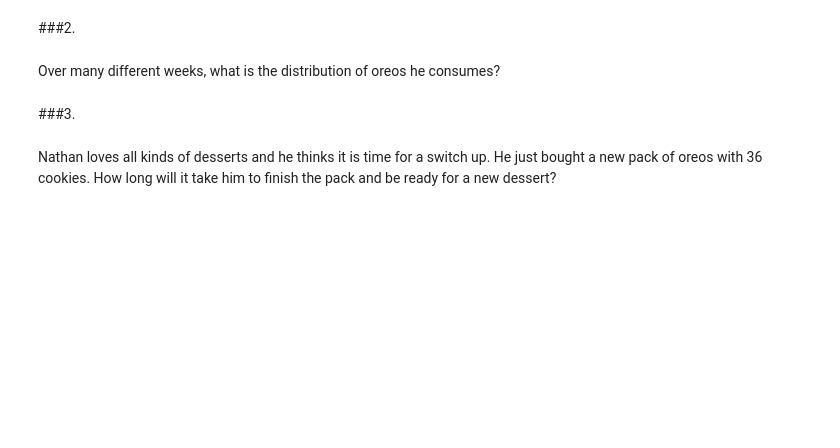
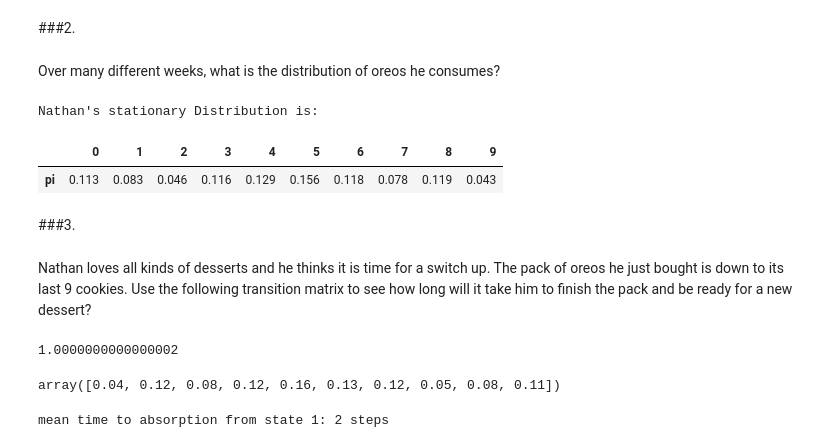
Before and after one commit to NRJaggers/Applied-Stochastic-Processes, a Jupyter notebook: Applications/3-More_Markov_Chains/More_Markov_Chains.ipynb, the cells around one changed output. Drawn from its saved outputs; the diff is of its cells as text; code cells hidden in the pictures; blank space fills up the shorter version.

```diff
--- a/Applications/3-More_Markov_Chains/More_Markov_Chains.ipynb
+++ b/Applications/3-More_Markov_Chains/More_Markov_Chains.ipynb
@@ -171,7 +226,28 @@ Run a simulation to show how many oreos he might consume in the coming week (Mon
 ###2.
 # %% [markdown]
 Over many different weeks, what is the distribution of oreos he consumes?
+# %%
+def compute_stationary_distribution(P):
+    s = P.shape[0]
+    identity_matrix = np.eye(s)
+    ones_matrix = np.ones((s, s))
+
+    # Compute the stationary distribution
+    stationary_distribution = np.dot(np.ones(s), np.linalg.solve(identity_matrix - P + ones_matrix, np.eye(s)))
+
+    return stationary_distribution
+# %%
+stat_dist = compute_stationary_distribution(P)
+stat_dist = stat_dist.round(3)
+pi_sd = pd.DataFrame(stat_dist).T
+pi_sd.index = ["pi"]
+print("Nathan's stationary Distribution is:")
+pi_sd
+# %% [output]
+Nathan's stationary Distribution is:
+|  | 0 | 1 | 2 | 3 | 4 | 5 | 6 | 7 | 8 | 9 |
+| pi | 0.113 | 0.083 | 0.046 | 0.116 | 0.129 | 0.156 | 0.118 | 0.078 | 0.119 | 0.043 |
 # %% [markdown]
 ###3.
 # %% [markdown]
-Nathan loves all kinds of desserts and he thinks it is time for a switch up. He just bought a new pack of oreos with 36 cookies. How long will it take him to finish the pack and be ready for a new dessert?
+Nathan loves all kinds of desserts and he thinks it is time for a switch up. The pack of oreos he just bought is down to its last 9 cookies. Use the following transition matrix to see how long will it take him to finish the pack and be ready for a new dessert?
@@ -177,0 +268,29 @@ Nathan loves all kinds of desserts and he thinks it is time for a switch up. He
+# %%
+stat_dist
+size = 10
+tot = stat_dist[:size].sum()
+new_prob = stat_dist[:size]/tot
+print(sum(new_prob))
+new_prob[::-1].round(2)
+# %% [output]
+1.0000000000000002
+array([0.04, 0.12, 0.08, 0.12, 0.16, 0.13, 0.12, 0.05, 0.08, 0.11])
+# %%
+#set up transient, Identity and ones matrix
+qstart = 1
+qstop = 10
+qsize = qstop - qstart
+Q = P[qstart:qstop, qstart:qstop]
+I = np.eye(qsize)
+mat_ones = np.ones((qsize,1))
+
+#solve
+I_Q = I-Q
+inv_IQ = np.linalg.inv(I_Q)
+
+mu = np.dot(inv_IQ, mat_ones)
+
+#result
+print("mean time to absorption from state 1:", round(mu[0][0]), "steps")
+# %% [output]
+mean time to absorption from state 1: 2 steps
```
Also changed, not shown: parts of 9 cells of this notebook.
